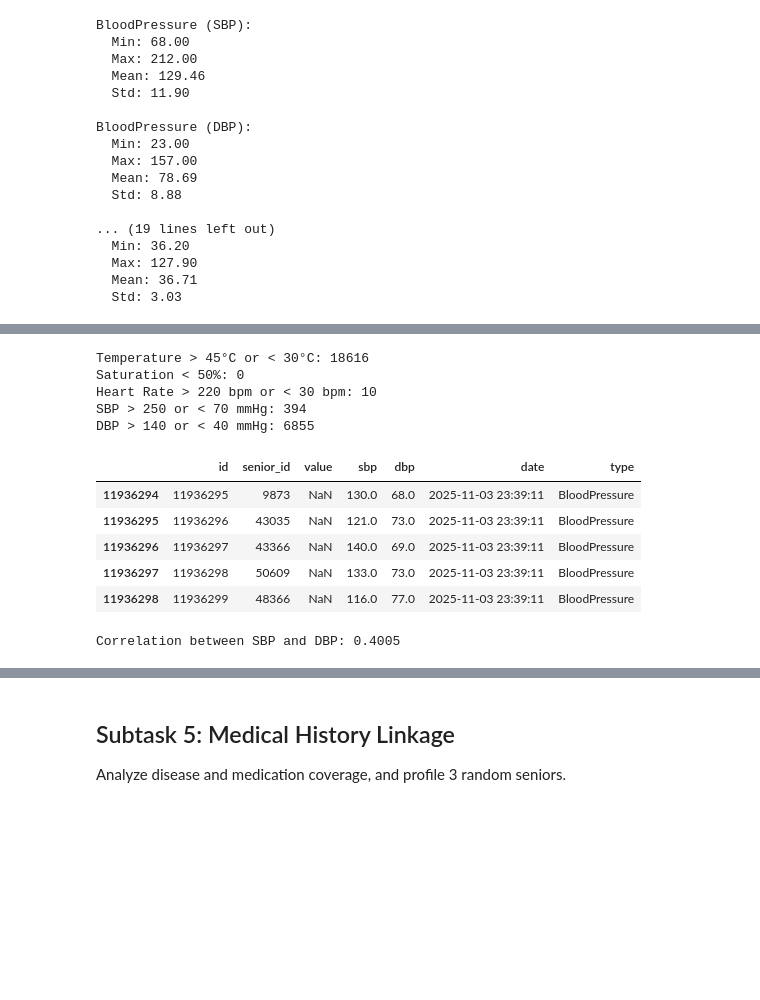
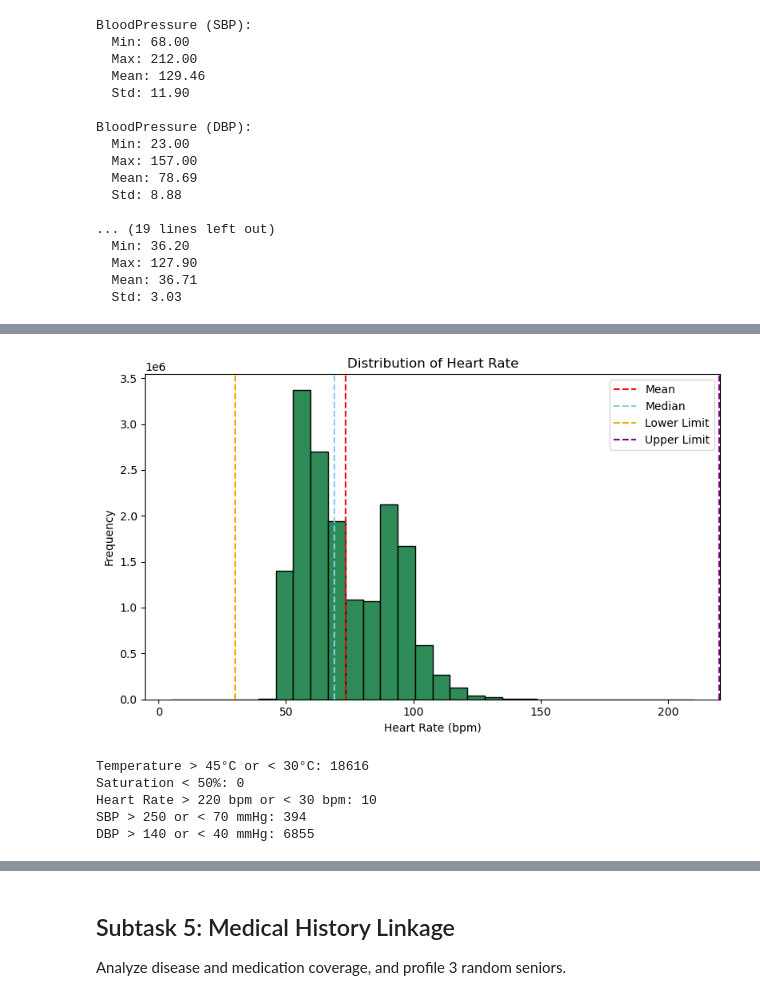
Before and after one commit to eldarmuk/AI-CVD, a Jupyter notebook: notebooks/02_basic_eda.ipynb, the cells around one changed output, grey strips where cells are left out. Cells and saved outputs as stored; diff of their text form; code cells hidden in the pictures; blank space fills up the shorter version.

Commit message:
Complete Measurements EDA

```diff
--- a/notebooks/02_basic_eda.ipynb
+++ b/notebooks/02_basic_eda.ipynb
@@ -370,3 +375,19 @@ HR_max = 220
+# %%
+hr_df = measurements_df[measurements_df['type'] == 'Heartrate']
+plt.figure(figsize=(8, 5))
+plt.hist(hr_df['value'], bins=30, color='seagreen', edgecolor='black')
+plt.axvline(hr_df['value'].mean(), color='red', linestyle='dashed', label='Mean')
+plt.axvline(hr_df['value'].median(), color='skyblue', linestyle='dashed', label='Median')
+plt.axvline(HR_min, color='orange', linestyle='dashed', label='Lower Limit')
+plt.axvline(HR_max, color='purple', linestyle='dashed', label='Upper Limit')
+plt.xlabel('Heart Rate (bpm)')
+plt.ylabel('Frequency')
+plt.title('Distribution of Heart Rate')
+plt.legend()
+plt.tight_layout()
+plt.show()
+# %% [output]
+[figure, added]
 # %%
 temp_data = measurements_df[measurements_df['type'] == 'Temperature']['value']
 temp_impossible = len(temp_data[(temp_data > temp_max) | (temp_data < temp_min)])
@@ -393,19 +414,3 @@ Saturation < 50%: 0
 Heart Rate > 220 bpm or < 30 bpm: 10
 SBP > 250 or < 70 mmHg: 394
 DBP > 140 or < 40 mmHg: 6855
-# %%
-bp_df.head(5)
-# %% [output]
-|  | id | senior_id | value | sbp | dbp | date | type |
-| 11936294 | 11936295 | 9873 | NaN | 130.0 | 68.0 | 2025-11-03 23:39:11 | BloodPressure |
-| 11936295 | 11936296 | 43035 | NaN | 121.0 | 73.0 | 2025-11-03 23:39:11 | BloodPressure |
-| 11936296 | 11936297 | 43366 | NaN | 140.0 | 69.0 | 2025-11-03 23:39:11 | BloodPressure |
-| 11936297 | 11936298 | 50609 | NaN | 133.0 | 73.0 | 2025-11-03 23:39:11 | BloodPressure |
-| 11936298 | 11936299 | 48366 | NaN | 116.0 | 77.0 | 2025-11-03 23:39:11 | BloodPressure |
-# %%
-# SBP/DBP correlation
-sbp_dbp_corr = bp_df[['sbp', 'dbp']].corr().iloc[0, 1]
-print(f"Correlation between SBP and DBP: {sbp_dbp_corr:.4f}")
-# Prove the above correlation value by showing some examples and calculations
-# %% [output]
-Correlation between SBP and DBP: 0.4005
```
Also changed, not shown: parts of 11 cells of this notebook.
